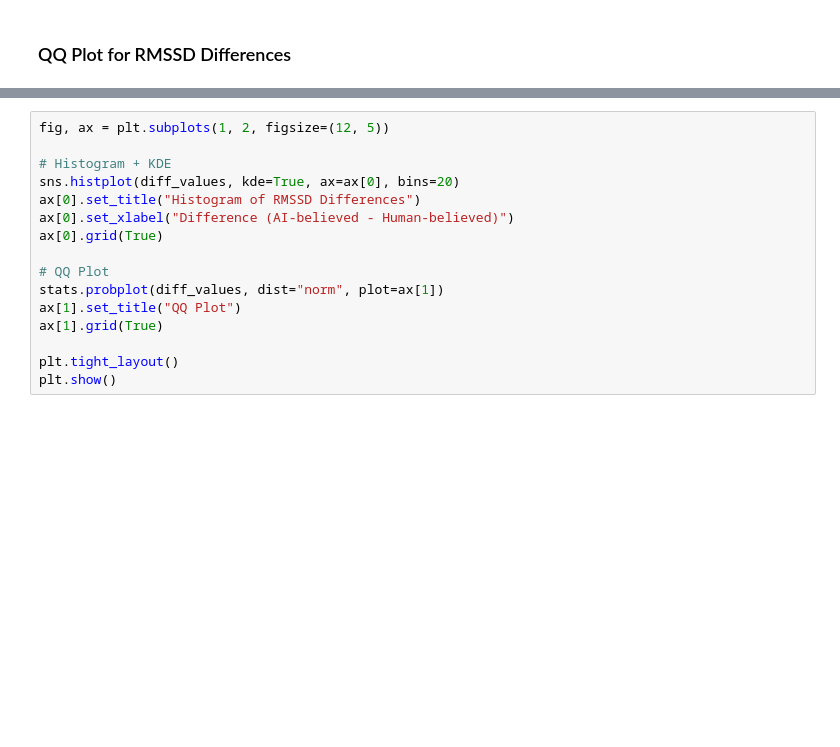
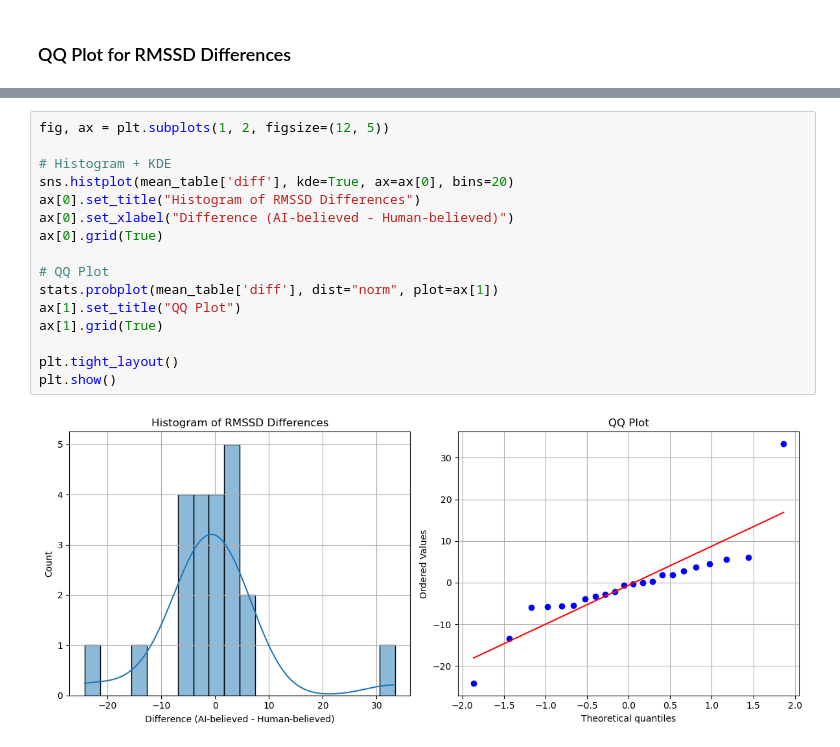
Before and after one commit to BalducciFrancesco/02455-Experiment-In-Cognitive-Science, a Jupyter notebook: analysis/analysis.ipynb, the cells around one changed output, grey strips where cells are left out. Drawn from its saved outputs; the diff is of its cells as text; blank space fills up the shorter version.

```diff
--- a/analysis/analysis.ipynb
+++ b/analysis/analysis.ipynb
@@ -191,16 +195,18 @@ plt.show()
 # %%
 fig, ax = plt.subplots(1, 2, figsize=(12, 5))
 
 # Histogram + KDE
-sns.histplot(diff_values, kde=True, ax=ax[0], bins=20)
+sns.histplot(mean_table['diff'], kde=True, ax=ax[0], bins=20)
 ax[0].set_title("Histogram of RMSSD Differences")
 ax[0].set_xlabel("Difference (AI-believed - Human-believed)")
 ax[0].grid(True)
 
 # QQ Plot
-stats.probplot(diff_values, dist="norm", plot=ax[1])
+stats.probplot(mean_table['diff'], dist="norm", plot=ax[1])
 ax[1].set_title("QQ Plot")
 ax[1].grid(True)
 
 plt.tight_layout()
 plt.show()
+# %% [output]
+[figure, added]
```
Also changed, not shown: parts of 3 cells of this notebook.
